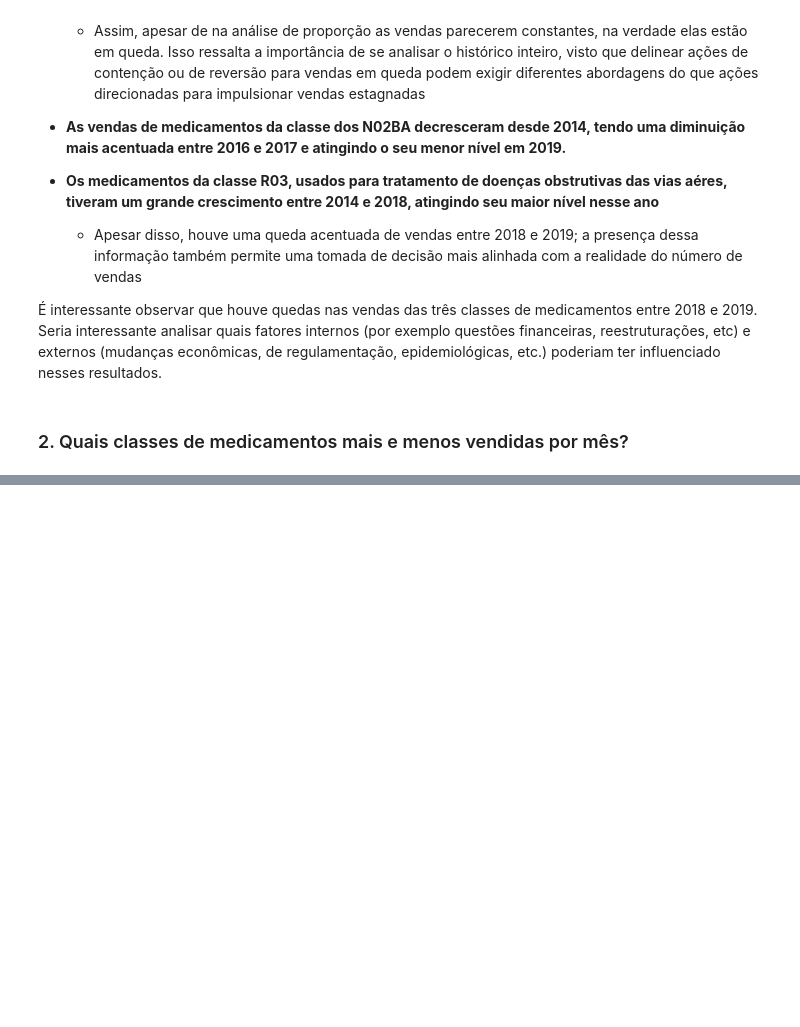
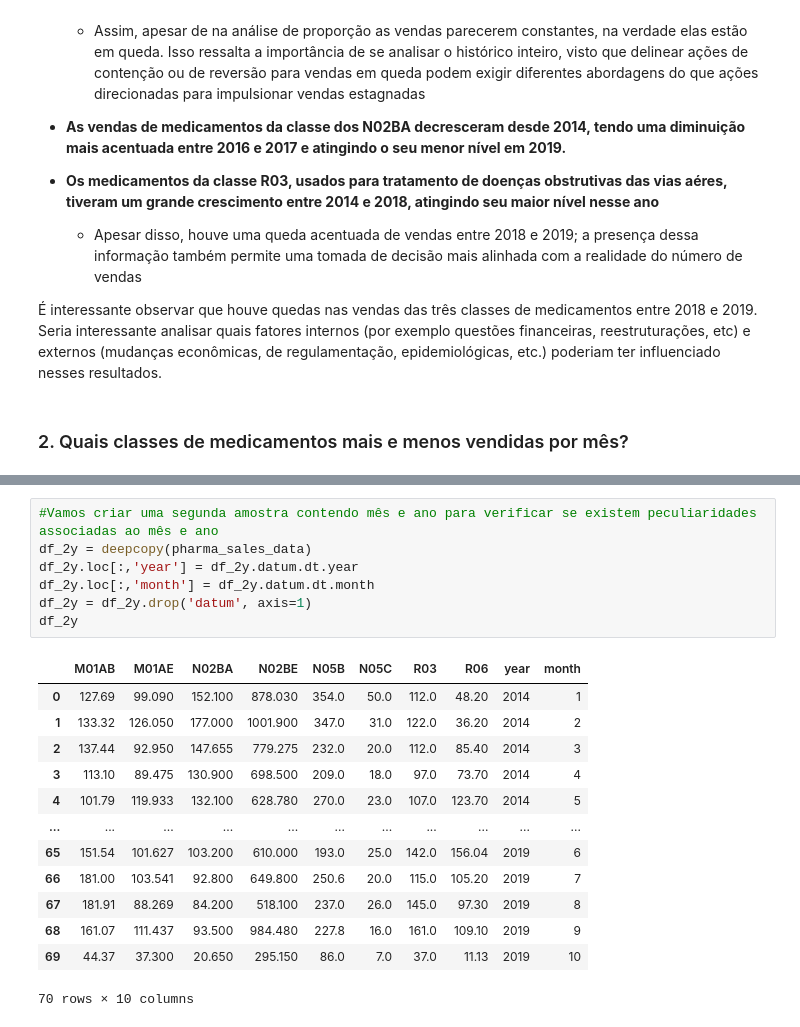
Before and after one commit to ailafelixa/EDA-Pharmaceutical-Sales, a Jupyter notebook: pharma-sales-analysis.ipynb, the cells around one changed output, grey strips where cells are left out. Saved outputs shown, nothing was run; the diff lists cells and outputs as text; blank space fills up the shorter version.

```diff
--- a/pharma-sales-analysis.ipynb
+++ b/pharma-sales-analysis.ipynb
@@ -273,0 +283,21 @@ df_2.head()
+# %%
+#Vamos criar uma segunda amostra contendo mês e ano para verificar se existem peculiaridades associadas ao mês e ano
+df_2y = deepcopy(pharma_sales_data)
+df_2y.loc[:,'year'] = df_2y.datum.dt.year
+df_2y.loc[:,'month'] = df_2y.datum.dt.month
+df_2y = df_2y.drop('datum', axis=1)
+df_2y
+# %% [output]
+|  | M01AB | M01AE | N02BA | N02BE | N05B | N05C | R03 | R06 | year | month |
+| 0 | 127.69 | 99.090 | 152.100 | 878.030 | 354.0 | 50.0 | 112.0 | 48.20 | 2014 | 1 |
+| 1 | 133.32 | 126.050 | 177.000 | 1001.900 | 347.0 | 31.0 | 122.0 | 36.20 | 2014 | 2 |
+| 2 | 137.44 | 92.950 | 147.655 | 779.275 | 232.0 | 20.0 | 112.0 | 85.40 | 2014 | 3 |
+| 3 | 113.10 | 89.475 | 130.900 | 698.500 | 209.0 | 18.0 | 97.0 | 73.70 | 2014 | 4 |
+| 4 | 101.79 | 119.933 | 132.100 | 628.780 | 270.0 | 23.0 | 107.0 | 123.70 | 2014 | 5 |
+| ... | ... | ... | ... | ... | ... | ... | ... | ... | ... | ... |
+| 65 | 151.54 | 101.627 | 103.200 | 610.000 | 193.0 | 25.0 | 142.0 | 156.04 | 2019 | 6 |
+| 66 | 181.00 | 103.541 | 92.800 | 649.800 | 250.6 | 20.0 | 115.0 | 105.20 | 2019 | 7 |
+| 67 | 181.91 | 88.269 | 84.200 | 518.100 | 237.0 | 26.0 | 145.0 | 97.30 | 2019 | 8 |
+| 68 | 161.07 | 111.437 | 93.500 | 984.480 | 227.8 | 16.0 | 161.0 | 109.10 | 2019 | 9 |
+| 69 | 44.37 | 37.300 | 20.650 | 295.150 | 86.0 | 7.0 | 37.0 | 11.13 | 2019 | 10 |
+70 rows × 10 columns
```
Also changed, not shown: parts of 3 cells of this notebook.
